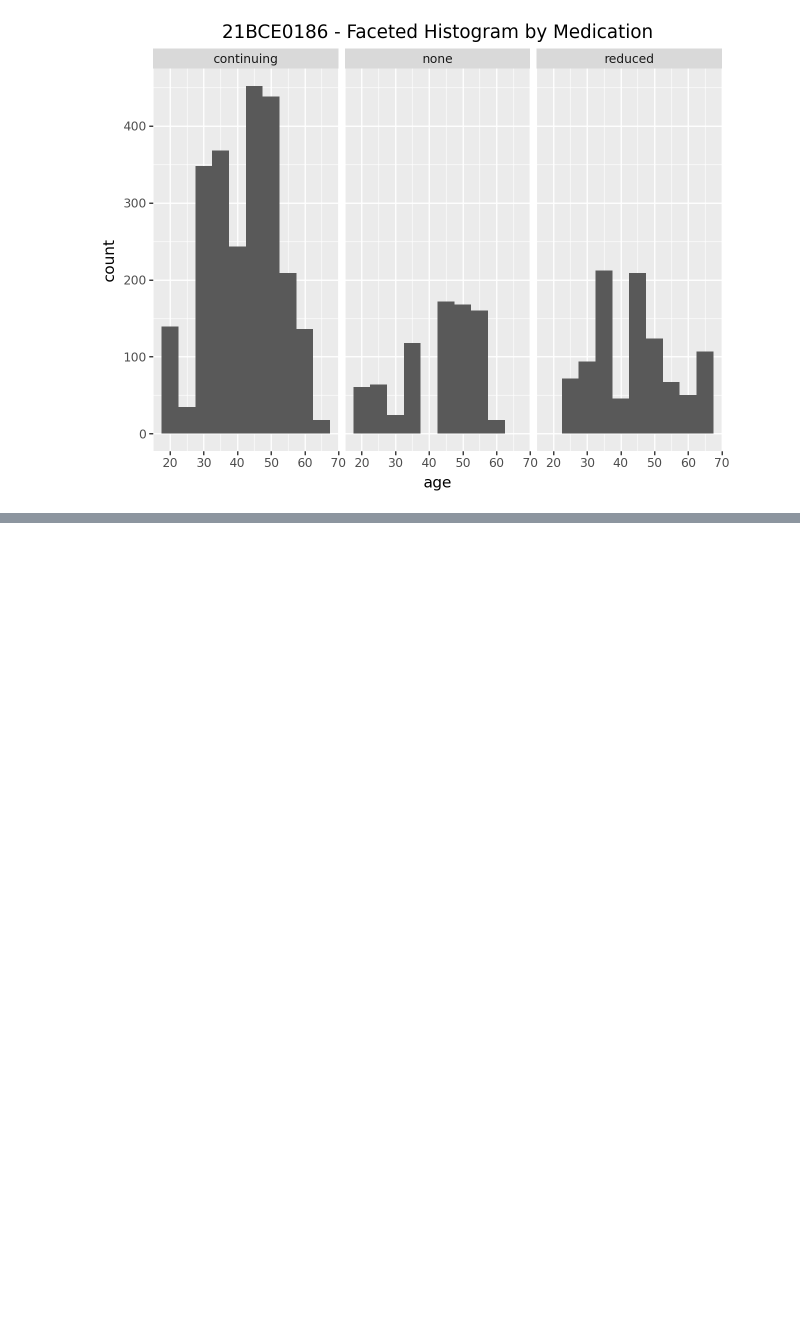
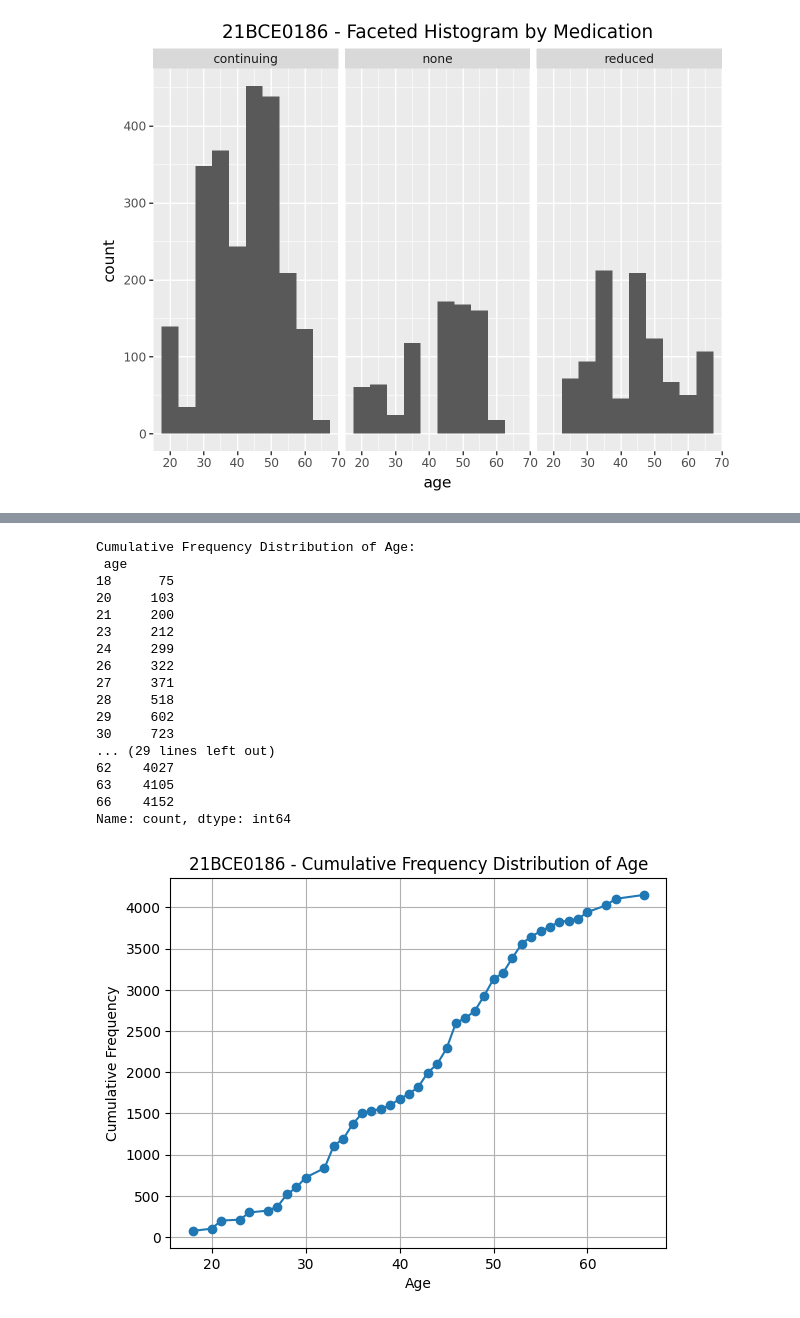
Before and after one commit to jainaryan/eda-class, a Jupyter notebook: EDA_task.ipynb, the cells around one changed output, grey strips where cells are left out. Cells and saved outputs as stored; diff of their text form; code cells hidden in the pictures; blank space fills up the shorter version.

```diff
--- a/EDA_task.ipynb
+++ b/EDA_task.ipynb
@@ -470,0 +559,4 @@ plt.show()
+# %%
+# Frequency distribution of the 'age' column
+freq_dist = data['age'].value_counts().sort_index()
+print("Frequency Distribution of Age:\n", freq_dist)
@@ -470,0 +603,31 @@ plt.show()
+# %%
+# Cumulative frequency distribution
+cumulative_freq = freq_dist.cumsum()
+print("Cumulative Frequency Distribution of Age:\n", cumulative_freq)
+
+# Plot cumulative frequency distribution
+plt.plot(cumulative_freq, marker='o')
+plt.title('21BCE0186 - Cumulative Frequency Distribution of Age')
+plt.xlabel('Age')
+plt.ylabel('Cumulative Frequency')
+plt.grid(True)
+plt.show()
+# %% [output]
+Cumulative Frequency Distribution of Age:
+ age
+18      75
+20     103
+21     200
+23     212
+24     299
+26     322
+27     371
+28     518
+29     602
+30     723
+... (29 lines left out)
+62    4027
+63    4105
+66    4152
+Name: count, dtype: int64
+[figure, added]
```
Also changed, not shown: parts of 10 cells of this notebook.
